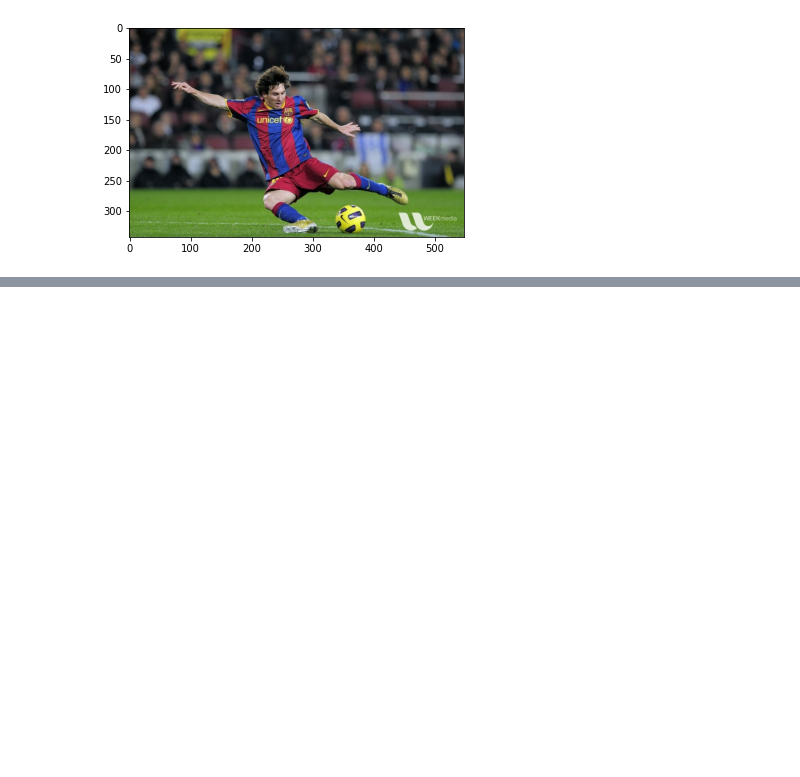
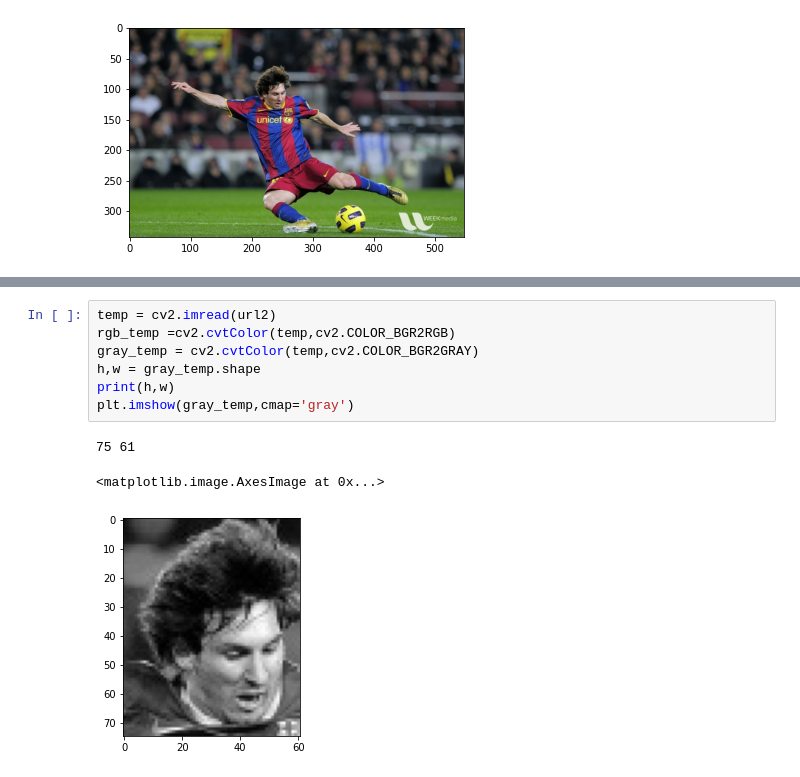
Before and after one commit to JoeyThirawat/RAI2.2, a Jupyter notebook: Wk09_CV_17Mar22.ipynb, the cells around one changed output, grey strips where cells are left out. Drawn from its saved outputs; the diff is of its cells as text; blank space fills up the shorter version.

```diff
--- a/Wk09_CV_17Mar22.ipynb
+++ b/Wk09_CV_17Mar22.ipynb
@@ -20,0 +42,11 @@ plt.imshow(rgb)
+# %%
+temp = cv2.imread(url2)
+rgb_temp =cv2.cvtColor(temp,cv2.COLOR_BGR2RGB)
+gray_temp = cv2.cvtColor(temp,cv2.COLOR_BGR2GRAY)
+h,w = gray_temp.shape
+print(h,w)
+plt.imshow(gray_temp,cmap='gray')
+# %% [output]
+75 61
+<matplotlib.image.AxesImage at 0x...>
+[figure, added]
```
Also changed, not shown: parts of 3 cells of this notebook.
